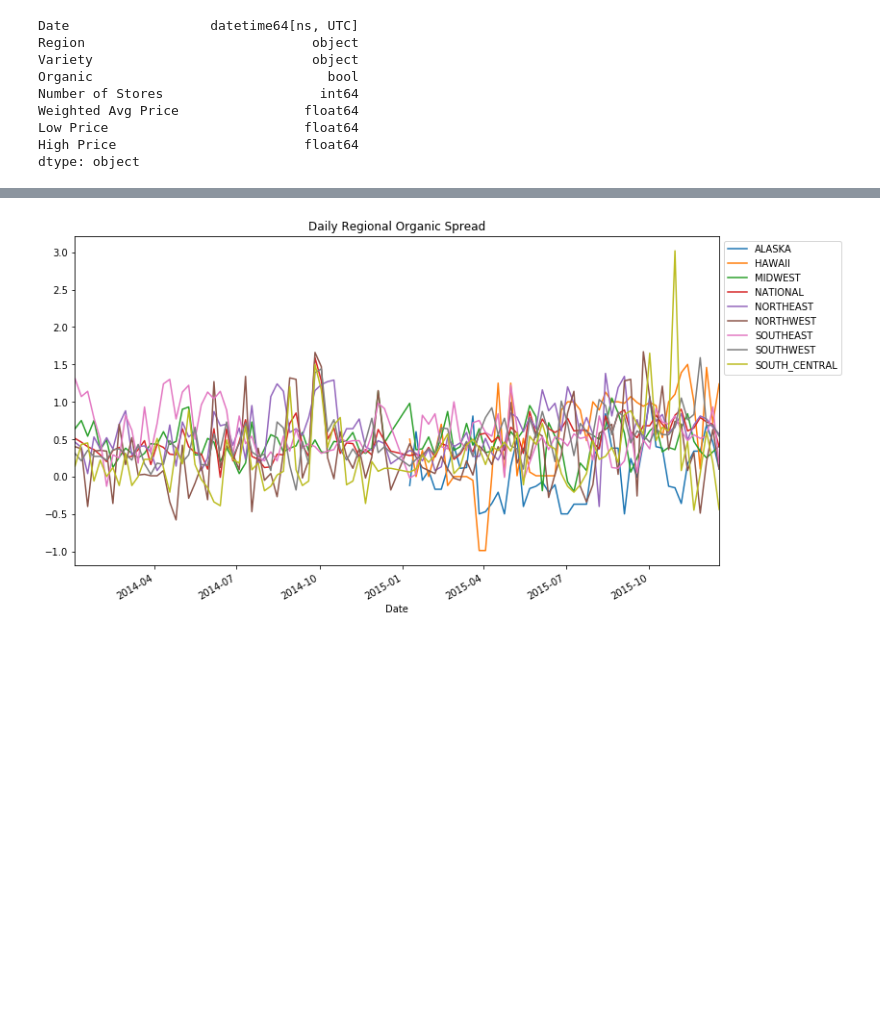
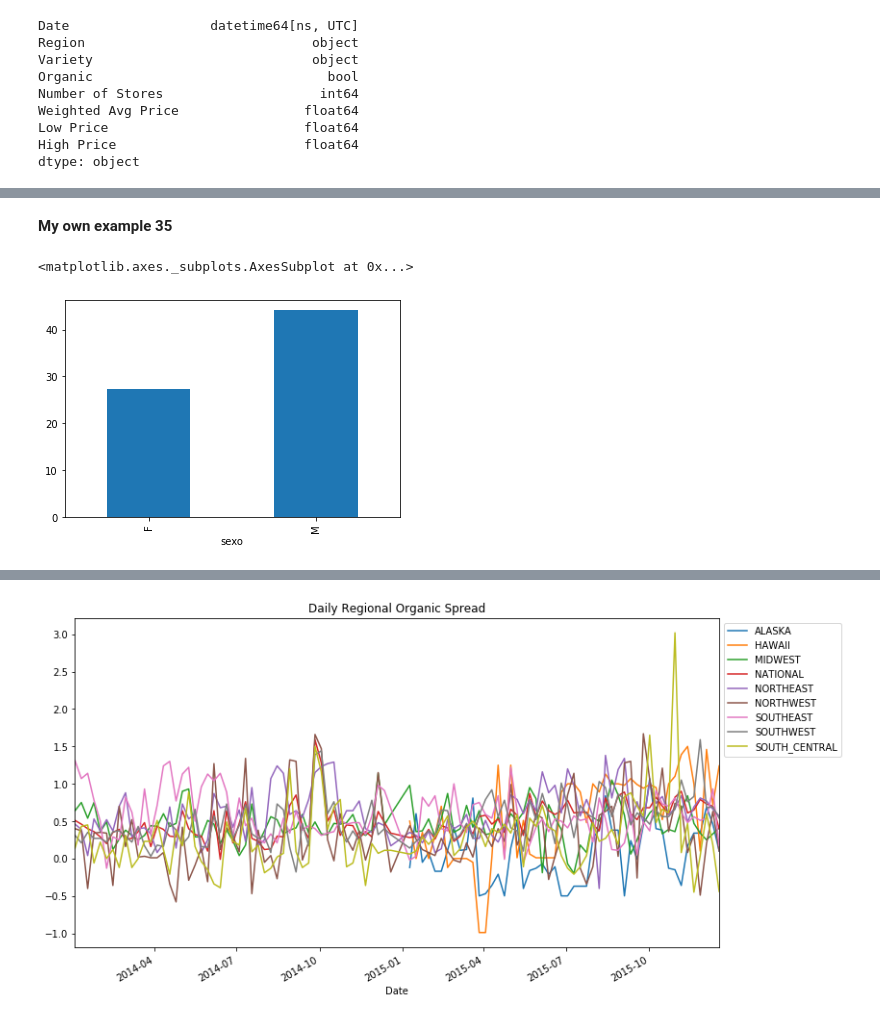
Before and after one commit to JuanPabloCarrilloAcero/AlgorithmsUN2022II, a Jupyter notebook: Laboratorio 2/jcarrilloa_lab2.ipynb, the cells around one changed output, grey strips where cells are left out. Saved outputs shown, nothing was run; the diff lists cells and outputs as text; code cells hidden in the pictures; blank space fills up the shorter version.

```diff
--- a/Laboratorio ScottsAnderson/jcarrilloa_ScottsSanderson.ipynb
+++ b/Laboratorio 2/jcarrilloa_lab2.ipynb
@@ -929,0 +1147,11 @@ aapl['Close'].pct_change().ewm(span=30).std().plot();
+# %%
+import requests
+
+def read_covidata(cache_loc='covidata.html'):
+  r = requests.get(
+      "https://www.datos.gov.co/resource/gt2j-8ykr.json?fecha_reporte_web=2022-01-15%2000:00:00",
+      headers={"7zuds6521rpp4sgmz5fi565l5":"69q0w764wsq0zw2qxpf6nvwyayuqqehp36rxbb9b8s1mk6g57"}
+  )
+  return pd.DataFrame.from_records(r.json())
+covid = read_covidata()
+covid.head()
@@ -954,0 +1191,8 @@ dtype: object
+# %%
+covid['id_de_caso'] = pd.to_numeric(covid['id_de_caso'])
+covid['departamento'] = pd.to_numeric(covid['departamento'])
+covid['ciudad_municipio'] = pd.to_numeric(covid['ciudad_municipio'])
+covid['edad'] = pd.to_numeric(covid['edad'])
+covid['unidad_medida'] = pd.to_numeric(covid['unidad_medida'])
+covid['pais_viajo_1_cod'] = pd.to_numeric(covid['pais_viajo_1_cod'])
+print(covid.dtypes)
@@ -960,0 +1223,9 @@ hass.groupby(['Date', 'Region'])['Weighted Avg Price'].mean().unstack().ffill().
+# %% [markdown]
+**My own example 35**
+# %%
+# What's the age average of cases in Girardot, by sex?
+girardot = covid[covid.ciudad_municipio == 25307] #City code for Girardot
+girardot.groupby(['sexo'])['edad'].mean().plot.bar()
+# %% [output]
+<matplotlib.axes._subplots.AxesSubplot at 0x...>
+[figure, added]
```
Also changed, not shown: parts of 69 cells of this notebook.
